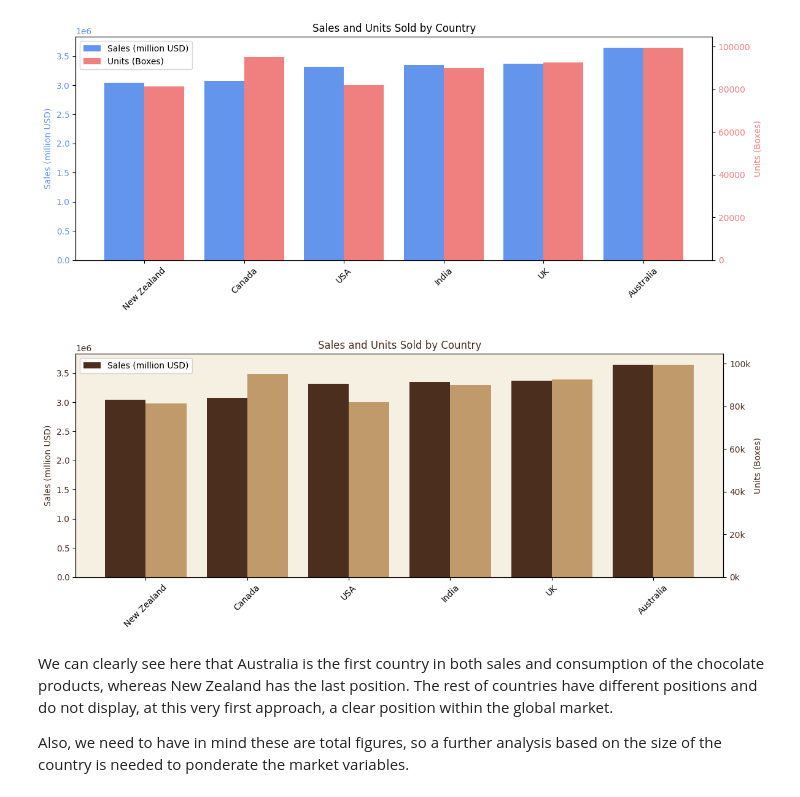
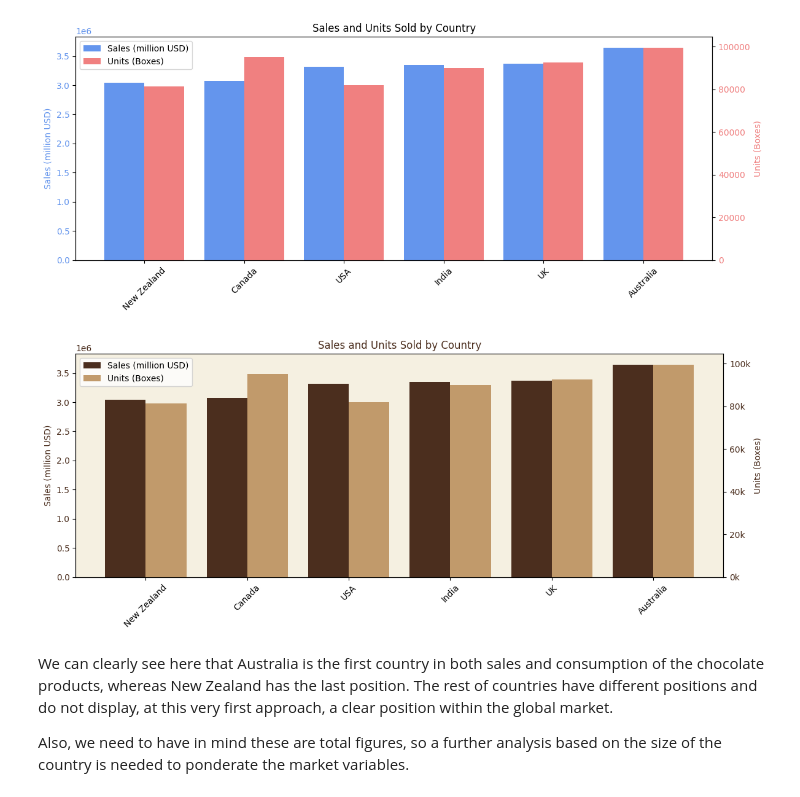
Before and after one commit to Lina060992/Chocolate, a Jupyter notebook: questions_hypothesis.ipynb, the cells around one changed output. Saved outputs shown, nothing was run; the diff lists cells and outputs as text; code cells hidden in the pictures.

```diff
--- a/questions_hypothesis.ipynb
+++ b/questions_hypothesis.ipynb
@@ -189,35 +189,37 @@ bars2 = ax2.bar(
     country_data["Boxes Shipped"],
     width,
     color=caramel,
     label="Units (Boxes)"
 )
 
 ax2.set_ylabel("Units (Boxes)", color=dark_cocoa)
 
 # Format right axis in thousands (e.g., 25000 -> 25k)
 ax2.yaxis.set_major_formatter(
     FuncFormatter(lambda x, pos: f'{x/1000:.0f}k')
 )
 
 ax2.tick_params(axis='y', labelcolor=dark_cocoa)
 
 # --- X-axis formatting ---
 ax1.set_xticks(x)
 ax1.set_xticklabels(countries, rotation=45)
 
 # --- Grid ---
 #ax1.grid(axis="y", color=grid_color, linestyle="--", linewidth=0.8)
 
 # --- Title ---
 plt.title("Sales and Units Sold by Country", color=dark_cocoa)
 
 # --- Combined legend ---
-ax1.legend(loc="upper left")
+bars = bars1 + bars2
+labels = [bar.get_label() for bar in [bars1, bars2]]
+ax1.legend([bars1, bars2], labels, loc="upper left")
 
 plt.tight_layout()
 plt.show()
 # %% [output]
-[figure, old version]
+[figure, new version]
 # %% [markdown]
 We can clearly see here that Australia is the first country in both sales and consumption of the chocolate products, whereas New Zealand has the last position. The rest of countries have different positions and do not display, at this very first approach, a clear position within the global market.
 
```
Also changed, not shown: 2 other files.
